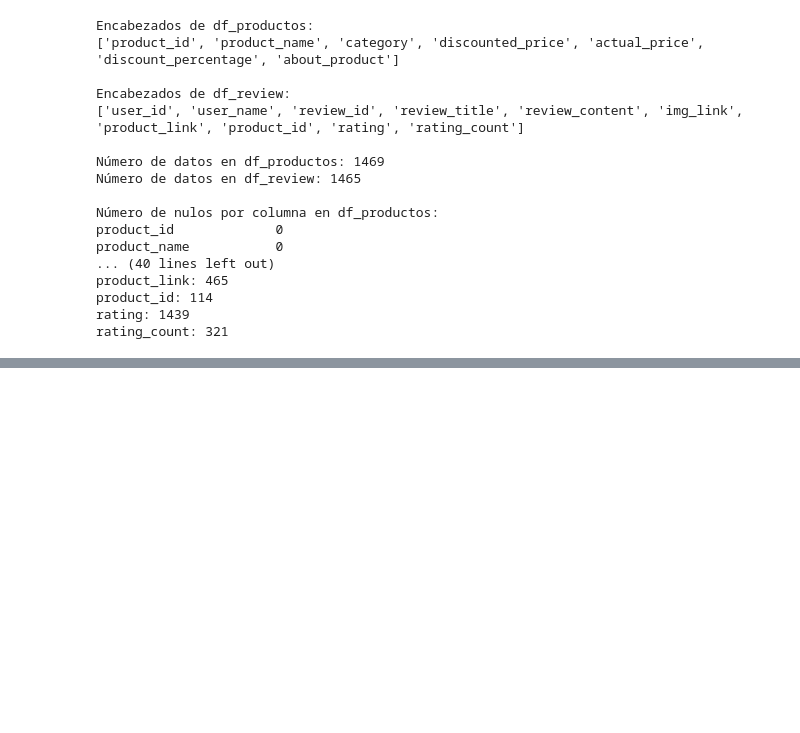
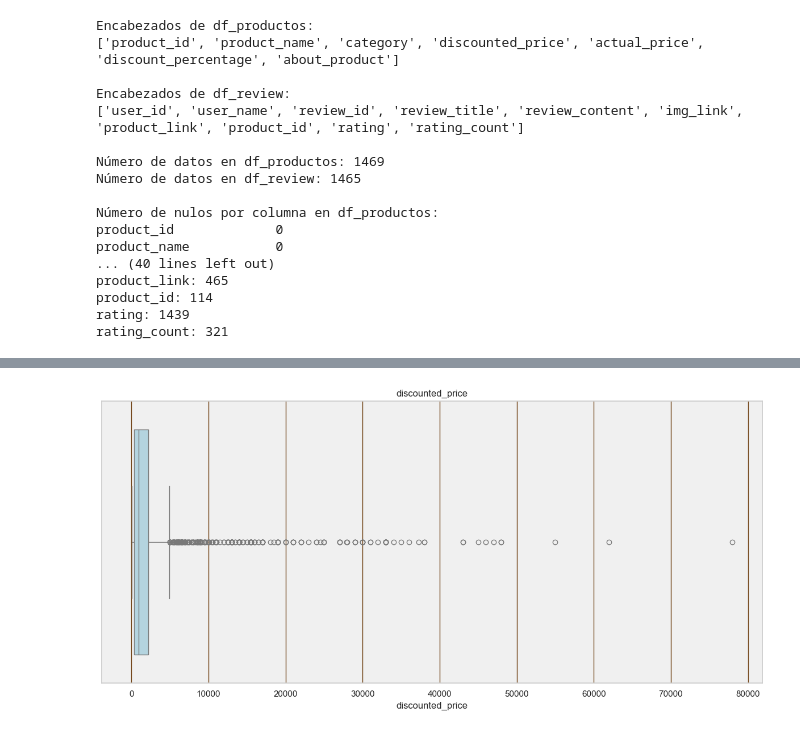
Before and after one commit to osirisberbesia/4DataLab, a Jupyter notebook: exploratorio_datalab.ipynb, the cells around one changed output, grey strips where cells are left out. Saved outputs shown, nothing was run; the diff lists cells and outputs as text; code cells hidden in the pictures; blank space fills up the shorter version.

```diff
--- a/exploratorio_datalab.ipynb
+++ b/exploratorio_datalab.ipynb
@@ -65,0 +210,25 @@ rating_count: 321
+# %%
+import pandas as pd
+import matplotlib.pyplot as plt
+import seaborn as sns
+import numpy as np
+
+df_product = pd.read_csv('CSV/amazon_product_clean.csv')
+
+# Eliminar el símbolo ₹ y convertir a número
+df_product['discounted_price'] = df_product['discounted_price'].replace({'₹': ''}, regex=True)
+df_product['discounted_price'] = pd.to_numeric(df_product['discounted_price'], errors='coerce')
+
+# Convertir a entero, manejando NaNs
+df_product['discounted_price'] = df_product['discounted_price'].fillna(0).astype(int)
+
+sns.set(style="whitegrid", rc={"axes.facecolor": "#f0f0f0", "grid.color": "#704214"})  # Fondo gris claro y grid sepia
+
+plt.figure(figsize=(12, 6))
+sns.boxplot(x=df_product['discounted_price'], color='#ADD8E6')
+plt.title('discounted_price')
+
+plt.tight_layout()
+plt.show()
+# %% [output]
+[figure, added]
```
Also changed, not shown: parts of 12 cells of this notebook, 12 other files.
